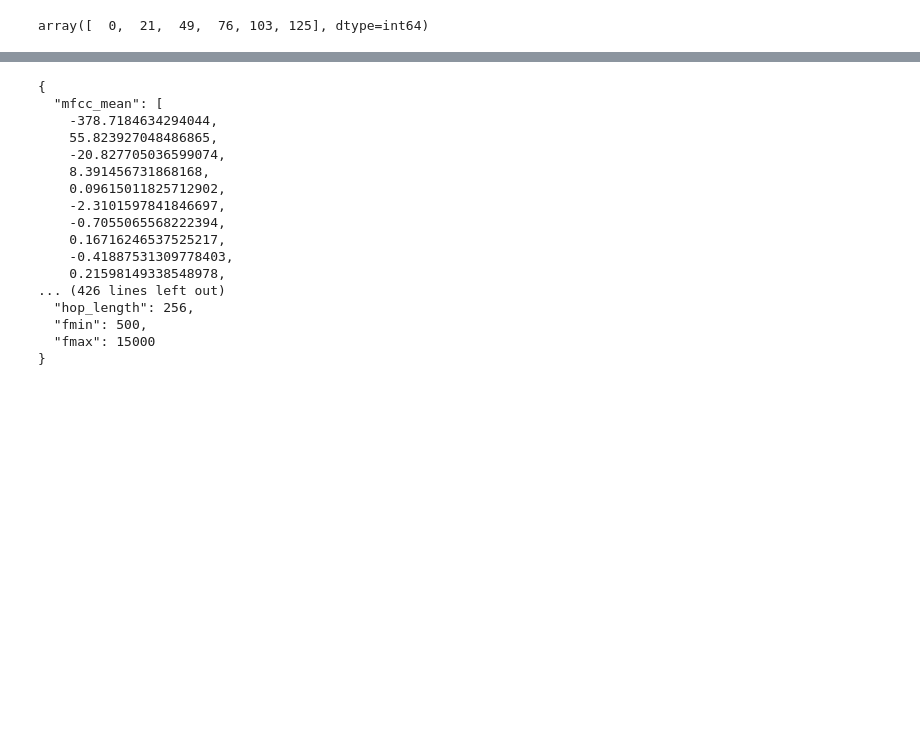
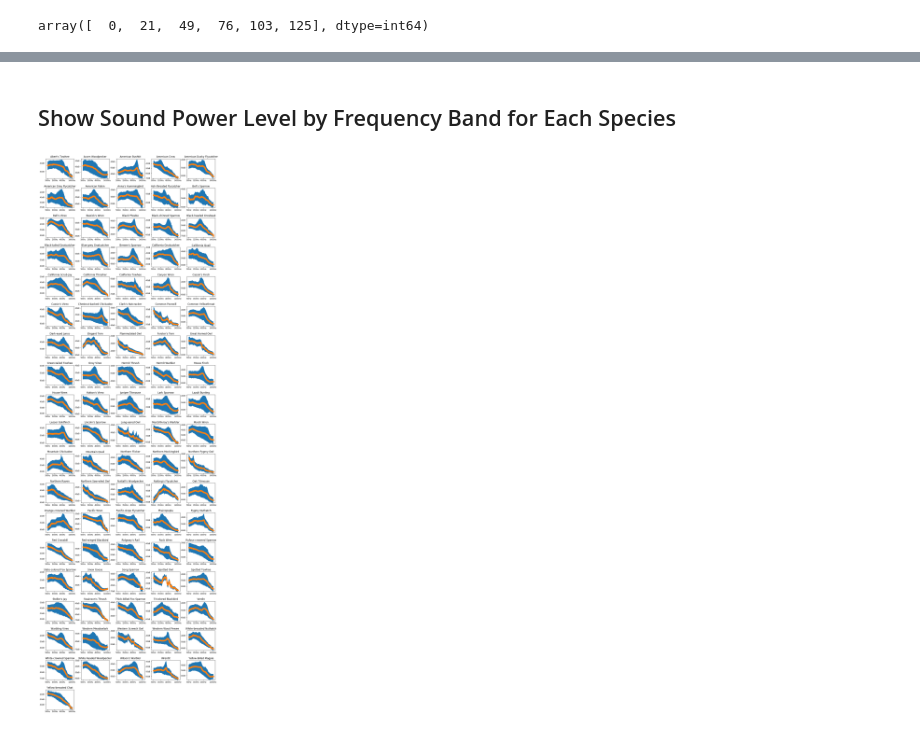
Before and after one commit to samhiatt/avian_vocalizations, a Jupyter notebook: notebooks/Preprocessing.ipynb, the cells around one changed output, grey strips where cells are left out. Cells and saved outputs as stored; diff of their text form; code cells hidden in the pictures; blank space fills up the shorter version.

```diff
--- a/notebooks/Preprocessing.ipynb
+++ b/notebooks/Preprocessing.ipynb
@@ -224,25 +226,30 @@ training_statistics = dict(
     fmax=msg_args['fmax'],
 )
 training_statistics_json = json.dumps(training_statistics, indent=2)
-print(training_statistics_json)
-# %% [output]
-{
-  "mfcc_mean": [
-    -378.7184634294044,
-    55.823927048486865,
-    -20.827705036599074,
-    8.391456731868168,
-    0.09615011825712902,
-    -2.3101597841846697,
-    -0.7055065568222394,
-    0.16716246537525217,
-    -0.41887531309778403,
-    0.21598149338548978,
-... (426 lines left out)
-  "hop_length": 256,
-  "fmin": 500,
-  "fmax": 15000
-}
 # %%
 with open("../data/training_dataset_statistics.json",'w') as f:
     f.write(training_statistics_json)
+# %% [markdown]
+## Show Sound Power Level by Frequency Band for Each Species
+# %%
+n_cols = 5
+fig = plt.figure(figsize=(15,50))
+gs = fig.add_gridspec(np.ceil(91/n_cols).astype(int), n_cols, hspace=.5, wspace=.25)
+hz_lbls = [500, 1500, 4000, 14000]
+lbl_idx = np.searchsorted(__coord_mel_hz(128, fmin=msg_args['fmin'], fmax=msg_args['fmax']), hz_lbls)
+hz_lbls = ["%sHz"%lbl for lbl in hz_lbls]
+
+i=0
+for species, species_df in df_train.groupby('english_cname'):
+    ax = fig.add_subplot(gs[int(i/n_cols),i%n_cols])
+    ax.set_title(species)
+    sg_mean = np.array([species_df["meldb_mean%03i"%i].mean() for i in range(128)])
+    sg_std = np.array([species_df["meldb_std%03i"%i].mean() for i in range(128)])
+    ax.bar(range(128), sg_std*2, bottom=sg_mean-sg_std, width=1, zorder=0)
+    ax.scatter(range(128), sg_mean, zorder=2)
+    plt.xticks(lbl_idx, hz_lbls, fontsize=8)
+    plt.yticks(fontsize=8)
+    ax.yaxis.set_major_formatter(FormatStrFormatter('%.0fdB'))
+    i += 1
+# %% [output]
+[figure, added]
```
Also changed, not shown: parts of 3 cells of this notebook.
